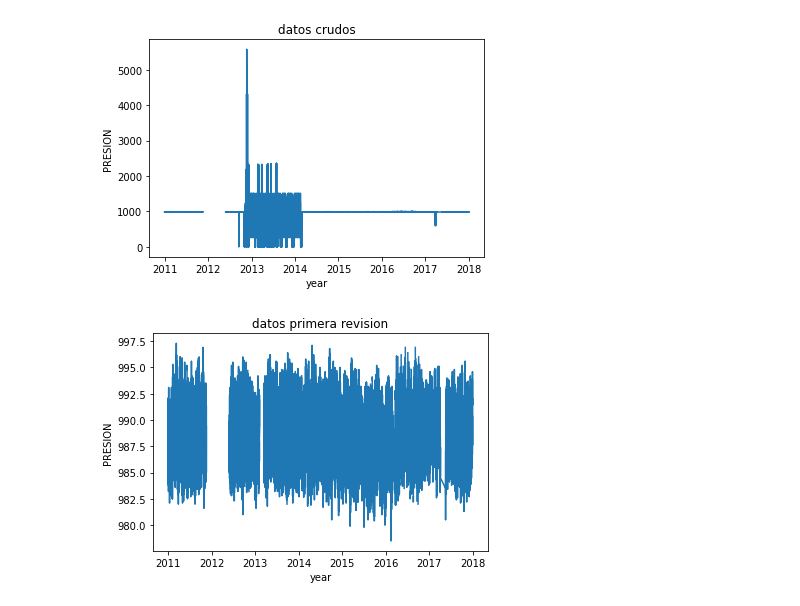
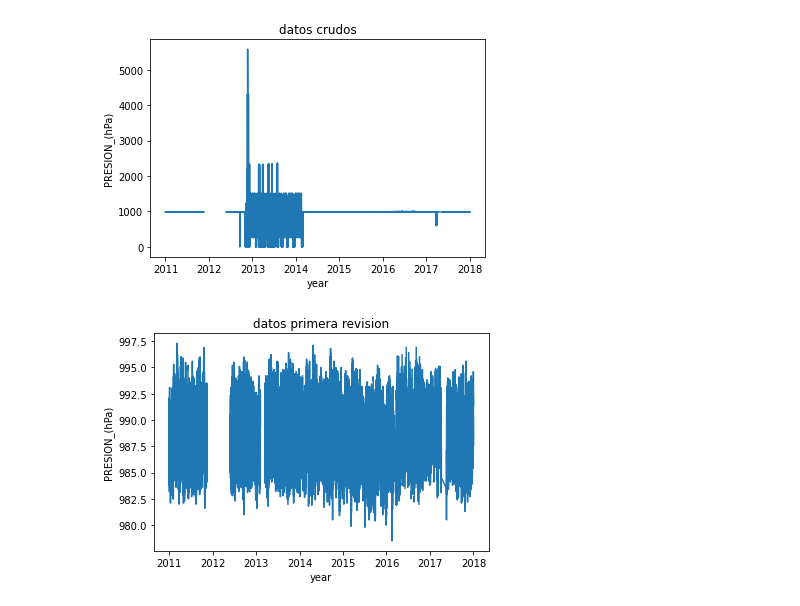
Before and after one commit to chris051091/Seminario-3, a Jupyter notebook: leer_datos.ipynb, the cells around one changed output. Cells and saved outputs as stored; diff of their text form; code cells hidden in the pictures.

```diff
--- a/leer_datos.ipynb
+++ b/leer_datos.ipynb
@@ -66,35 +66,35 @@ year    = years.astype(int)
 plt.figure()
 plt.title('datos crudos')
 plt.plot(years,value)
 plt.xlabel('year')
-plt.ylabel(var)
+plt.ylabel(var + '_(hPa)')
 
 
 if var=='PRESION':
-    vmax=1000.
+    vmax=1013.
     vmin=970.
 
 value_v2 = value
 ind_atipicos1 = np.where(value>vmax)
 ind_atipicos2 = np.where(value<vmin)
 value_v2[ind_atipicos1]=value_v2[ind_atipicos2]=np.nan
 # esto mismo se podria hacer en una sola linea:
 #value_v2[np.where((value>vmax)+(value<vmin))]=np.nan
 
 plt.figure()
 plt.title('datos primera revision')
 plt.plot(years,value_v2)
 plt.xlabel('year')
-plt.ylabel(var)
+plt.ylabel(var + '_(hPa)' )
 plt.show()
 
 # se escriben los datos revisados a otro archivo de texto:
 f_out = open(sta+'_'+var+'_v2.dat','w')
 value_v2[np.where(np.isnan(value_v2))]=MISS
 for i in range(value_v2.shape[0]):
     f_out.write('%04d %02d %02d %02d %02d %02d %.1f\n'%(time[i].year,time[i].month,time[i].day,time[i].hour,time[i].minute,time[i].second,value_v2[i]))
 value_v2[np.where(value==MISS)]=np.nan
 f_out.close()
 # %% [output]
-[figure, old version]
+[figure, new version]
-[figure, old version]
+[figure, new version]
```
